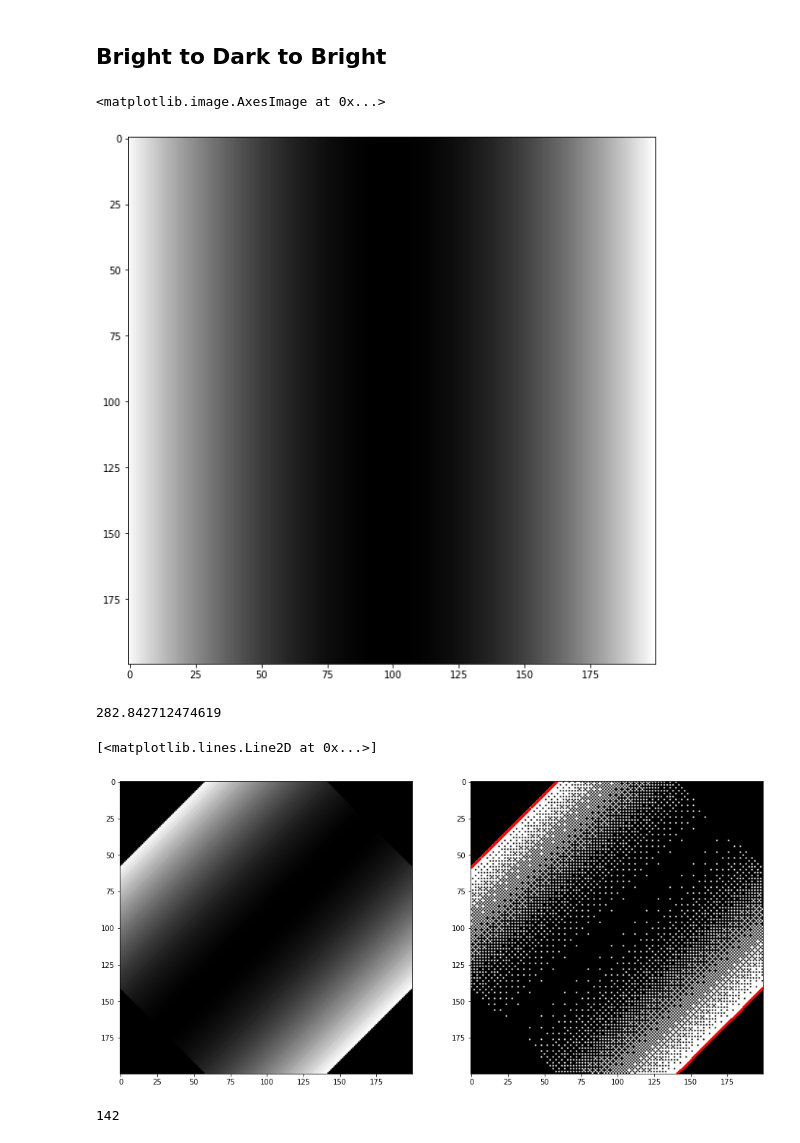
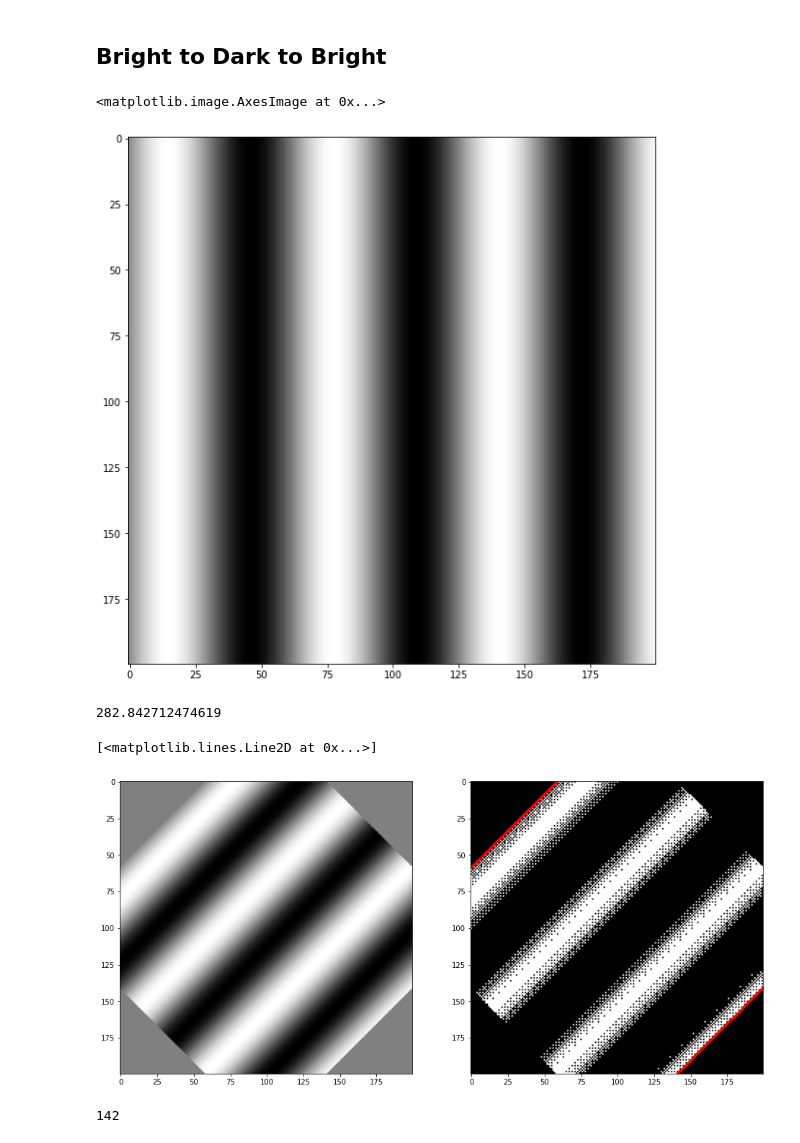
Before and after one commit to sawyerap/PythonDataViz, a Jupyter notebook: viz_dithering_algos.ipynb, the cells around one changed output. Saved outputs shown, nothing was run; the diff lists cells and outputs as text; code cells hidden in the pictures.

```diff
--- a/viz_dithering_algos.ipynb
+++ b/viz_dithering_algos.ipynb
@@ -116,21 +117,22 @@ sum(sum(dm-0.5))
 # %%
 # X is side to side, 0 left
 # Y is up/down, 0 top
 xlen = 200
 ylen = 200
 #
 x = np.arange(1,xlen+1,1)
 #y = (abs(100-x))*256
-y = (xlen/2-x)**2/(xlen/2)**2*256
+#y = (xlen/2-x)**2/(xlen/2)**2*256
+y = np.sin(x/10)*256
 y = y.astype(int)
 z = np.tile(y,ylen)
 base_arr = z.reshape(ylen,xlen)
 #
 fig, ax = plt.subplots(nrows=1, ncols=1, figsize=(10, 10))
 ax.imshow(base_arr, cmap='gray')
 # %% [output]
 <matplotlib.image.AxesImage at 0x...>
-[figure, old version]
+[figure, new version]
 # %%
 x_diag_start= int(xlen-np.cos(np.pi*45/180)*xlen)
 xdiag = range(x_diag_start,-1,-1)
@@ -157,7 +159,7 @@ ax_list[1].plot(xdiag,ydiag,'r.')
 ax_list[1].plot(xdiag_opp,ydiag_opp,'r.')
 # %% [output]
 [<matplotlib.lines.Line2D at 0x...>]
-[figure, old version]
+[figure, new version]
 # %%
 xs = 0
 ys = 58
```
Also changed, not shown: parts of 6 cells of this notebook.
